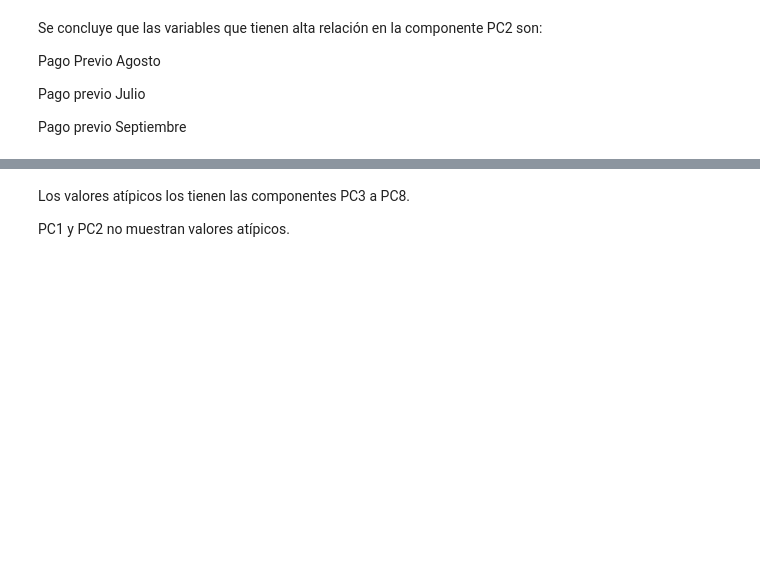
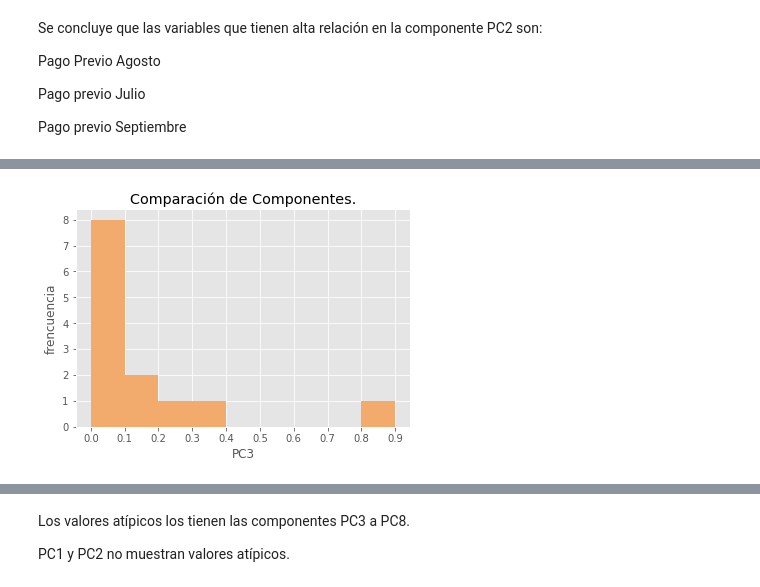
Before and after one commit to PosgradoMNA/actividades-de-aprendizaje-a00377571, a Jupyter notebook: Semana6_visualizacion.ipynb, the cells around one changed output, grey strips where cells are left out. Saved outputs shown, nothing was run; the diff lists cells and outputs as text; code cells hidden in the pictures; blank space fills up the shorter version.

```diff
--- a/Semana6_visualizacion.ipynb
+++ b/Semana6_visualizacion.ipynb
@@ -672,0 +717,12 @@ Name: PC2, dtype: float64
+# %%
+pc3=pcsComponents_df.PC3.nlargest(13)
+
+plot.hist(x=pc3, bins=[0,0.1,0.2,0.3,0.4,0.5,0.6,0.7,0.8,0.9], color='#F2AB6D', rwidth=1)
+plot.title('Comparación de Componentes.')
+plot.xlabel('PC3')
+plot.ylabel('frencuencia')
+plot.xticks([0,0.1,0.2,0.3,0.4,0.5,0.6,0.7,0.8,0.9])
+
+plot.show() #dibujamos el histograma
+# %% [output]
+[figure, added]
```
Also changed, not shown: parts of 27 cells of this notebook.
